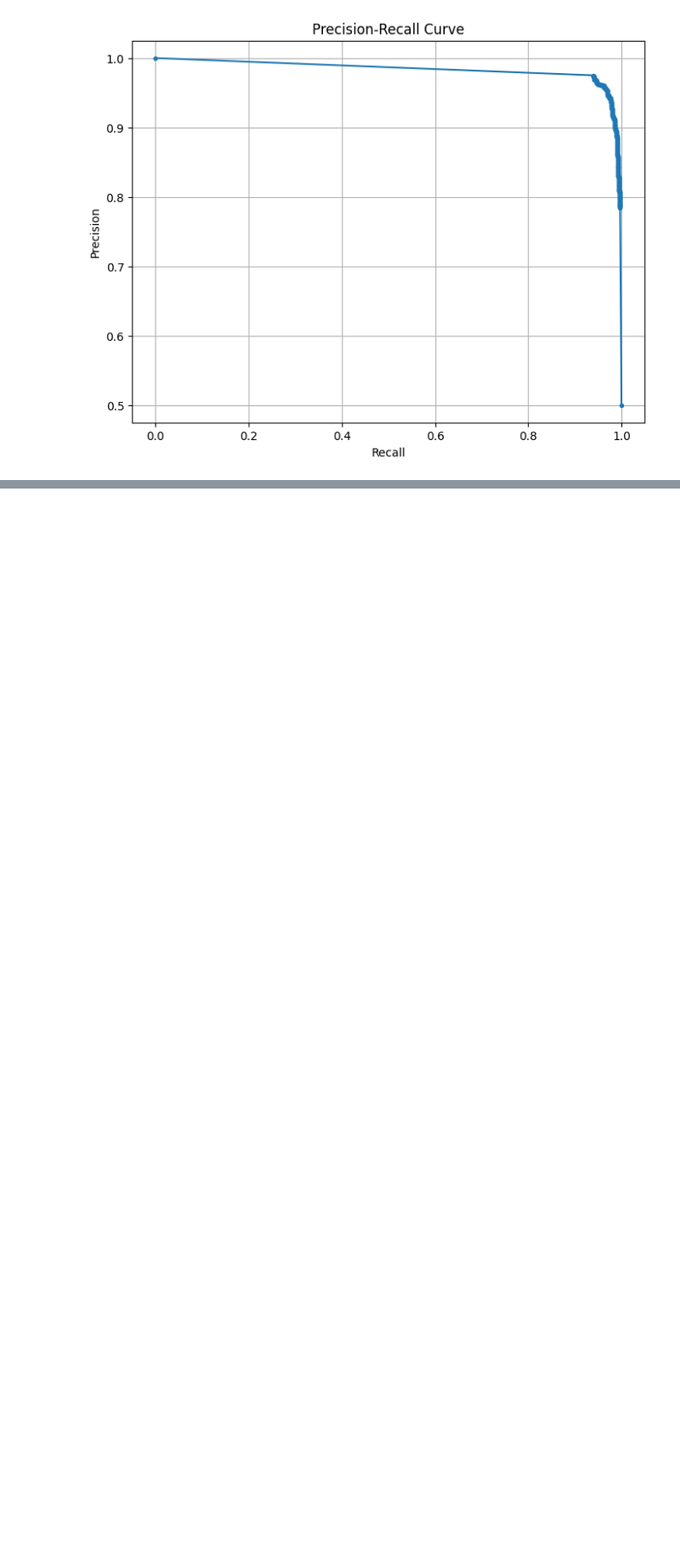
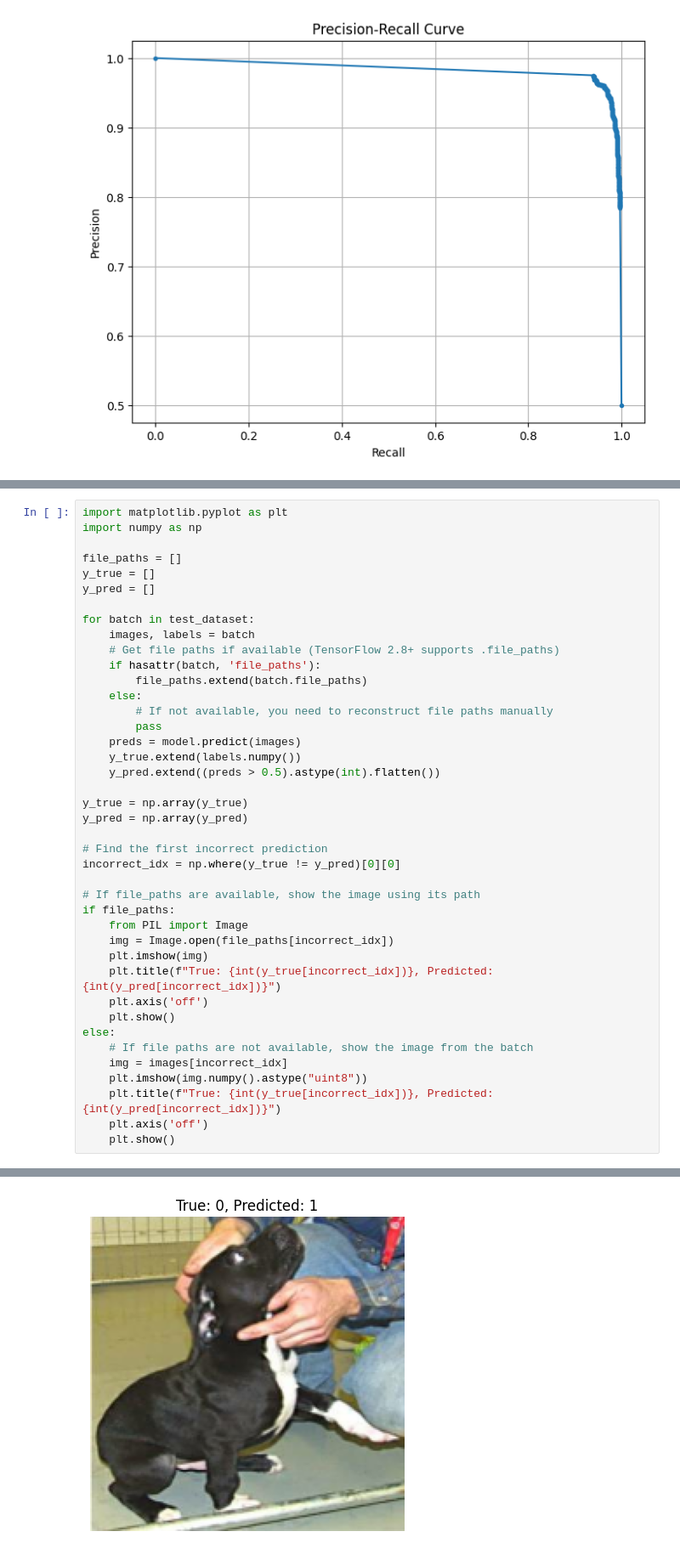
Before and after one commit to ericadev/CSCN8010_Lab3, a Jupyter notebook: lab3.ipynb, the cells around one changed output, grey strips where cells are left out. Shown at 85% size. Cells and saved outputs as stored; diff of their text form; blank space fills up the shorter version.

Commit message:
Added example of failed prediction by CNN

```diff
--- a/lab3.ipynb
+++ b/lab3.ipynb
@@ -455,0 +458,42 @@ A curve closer to the top right corner in the precision-recall curve plots mean
+# %%
+import matplotlib.pyplot as plt
+import numpy as np
+
+file_paths = []
+y_true = []
+y_pred = []
+
+for batch in test_dataset:
+    images, labels = batch
+    # Get file paths if available (TensorFlow 2.8+ supports .file_paths)
+    if hasattr(batch, 'file_paths'):
+        file_paths.extend(batch.file_paths)
+    else:
+        # If not available, you need to reconstruct file paths manually
+        pass
+    preds = model.predict(images)
+    y_true.extend(labels.numpy())
+    y_pred.extend((preds > 0.5).astype(int).flatten())
+
+y_true = np.array(y_true)
+y_pred = np.array(y_pred)
+
+# Find the first incorrect prediction
+incorrect_idx = np.where(y_true != y_pred)[0][0]
+
+# If file_paths are available, show the image using its path
+if file_paths:
+    from PIL import Image
+    img = Image.open(file_paths[incorrect_idx])
+    plt.imshow(img)
+    plt.title(f"True: {int(y_true[incorrect_idx])}, Predicted: {int(y_pred[incorrect_idx])}")
+    plt.axis('off')
+    plt.show()
+else:
+    # If file paths are not available, show the image from the batch
+    img = images[incorrect_idx]
+    plt.imshow(img.numpy().astype("uint8"))
+    plt.title(f"True: {int(y_true[incorrect_idx])}, Predicted: {int(y_pred[incorrect_idx])}")
+    plt.axis('off')
+    plt.show()
+# %% [output]
@@ -455,0 +517 @@ A curve closer to the top right corner in the precision-recall curve plots mean
+[figure, added]
```
Also changed, not shown: parts of 3 cells of this notebook.
